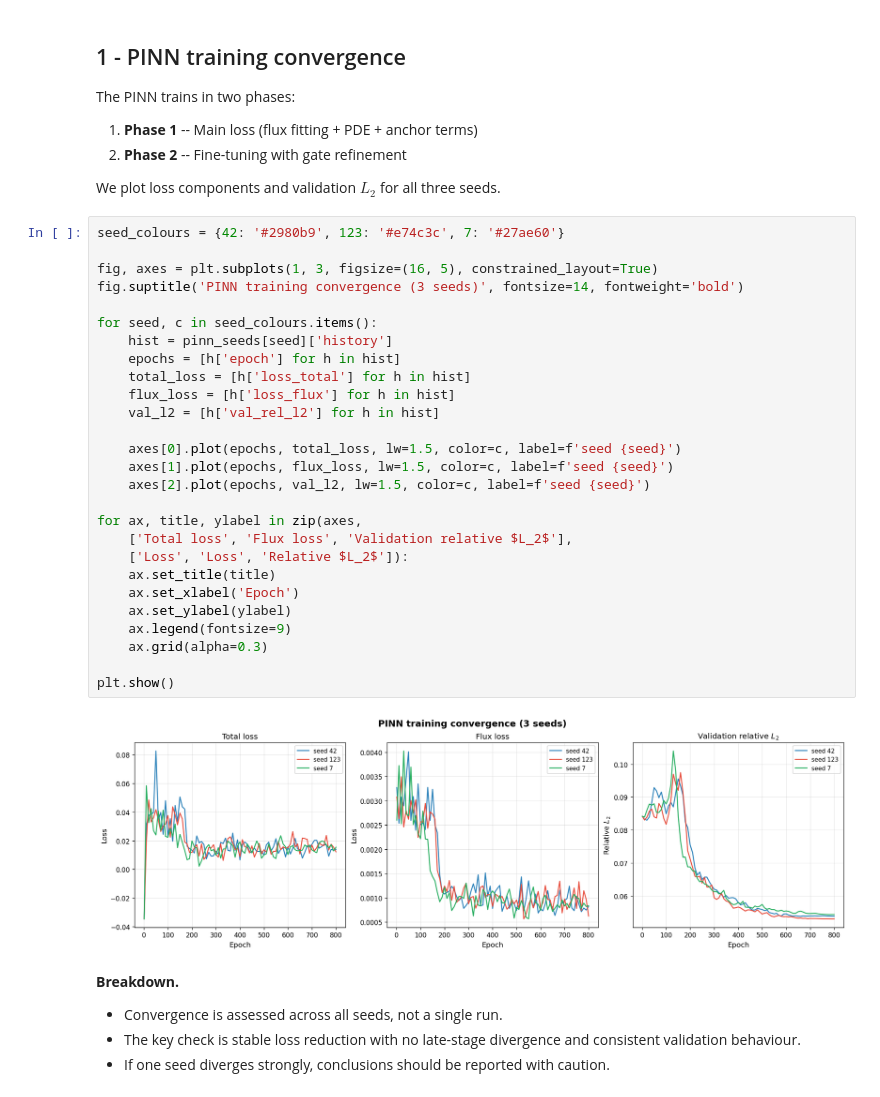
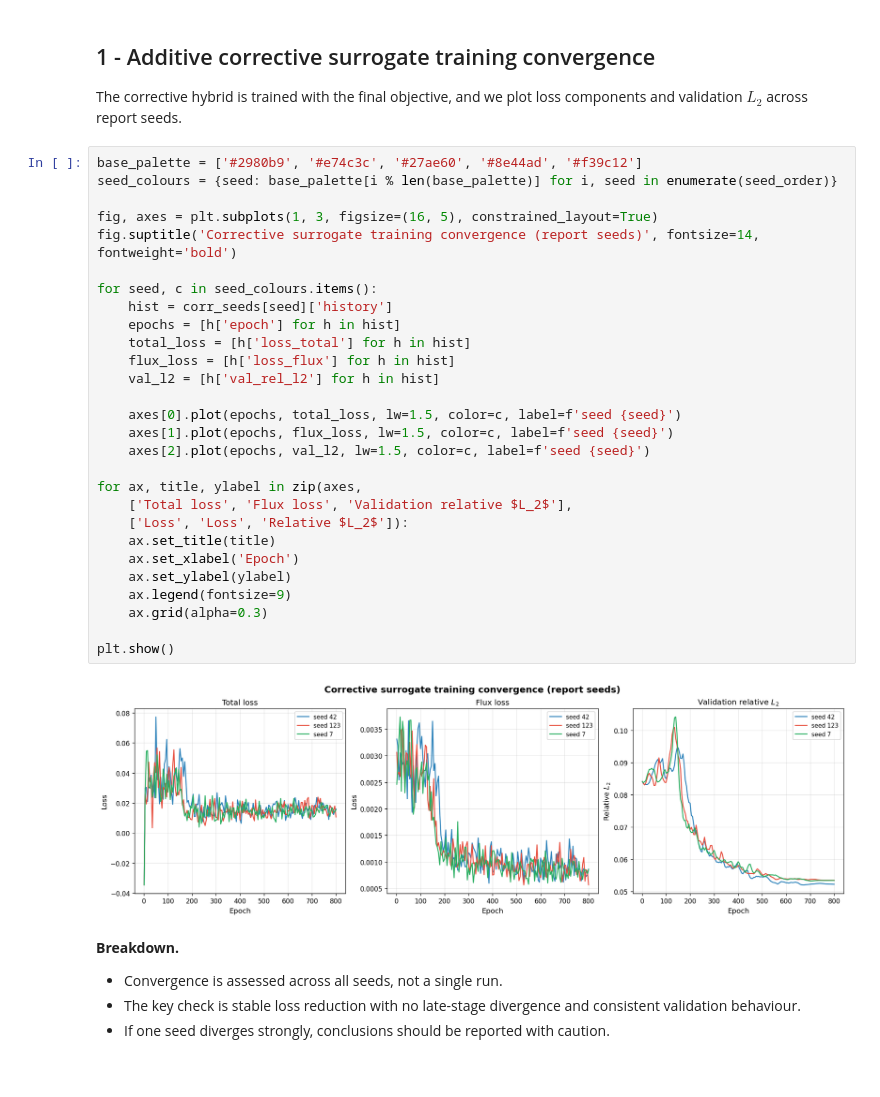
Before and after one commit to NathanWalash/COMP3931_IndividualProject, a Jupyter notebook: notebooks/06_surrogate_comparison.ipynb, the cells around one changed output. Saved outputs shown, nothing was run; the diff lists cells and outputs as text.

```diff
--- a/notebooks/06_surrogate_comparison.ipynb
+++ b/notebooks/06_surrogate_comparison.ipynb
@@ -220,40 +133,38 @@ the weighted loss controls training, and the final blend is a no-harm safety ste
 # %% [markdown]
-## 1 - PINN training convergence
+## 1 - Additive corrective surrogate training convergence
 
-The PINN trains in two phases:
-1. **Phase 1** -- Main loss (flux fitting + PDE + anchor terms)
-2. **Phase 2** -- Fine-tuning with gate refinement
-
-We plot loss components and validation $L_2$ for all three seeds.
+The corrective hybrid is trained with the final objective,
+and we plot loss components and validation $L_2$ across report seeds.
 # %%
-seed_colours = {42: '#2980b9', 123: '#e74c3c', 7: '#27ae60'}
+base_palette = ['#2980b9', '#e74c3c', '#27ae60', '#8e44ad', '#f39c12']
+seed_colours = {seed: base_palette[i % len(base_palette)] for i, seed in enumerate(seed_order)}
 
 fig, axes = plt.subplots(1, 3, figsize=(16, 5), constrained_layout=True)
-fig.suptitle('PINN training convergence (3 seeds)', fontsize=14, fontweight='bold')
+fig.suptitle('Corrective surrogate training convergence (report seeds)', fontsize=14, fontweight='bold')
 
 for seed, c in seed_colours.items():
-    hist = pinn_seeds[seed]['history']
+    hist = corr_seeds[seed]['history']
     epochs = [h['epoch'] for h in hist]
     total_loss = [h['loss_total'] for h in hist]
     flux_loss = [h['loss_flux'] for h in hist]
     val_l2 = [h['val_rel_l2'] for h in hist]
 
     axes[0].plot(epochs, total_loss, lw=1.5, color=c, label=f'seed {seed}')
     axes[1].plot(epochs, flux_loss, lw=1.5, color=c, label=f'seed {seed}')
     axes[2].plot(epochs, val_l2, lw=1.5, color=c, label=f'seed {seed}')
 
 for ax, title, ylabel in zip(axes,
     ['Total loss', 'Flux loss', 'Validation relative $L_2$'],
     ['Loss', 'Loss', 'Relative $L_2$']):
     ax.set_title(title)
     ax.set_xlabel('Epoch')
     ax.set_ylabel(ylabel)
     ax.legend(fontsize=9)
     ax.grid(alpha=0.3)
 
 plt.show()
 # %% [output]
-[figure, old version]
+[figure, new version]
 # %% [markdown]
 **Breakdown.**
 
```
Also changed, not shown: parts of 19 cells of this notebook, 6 other files.
